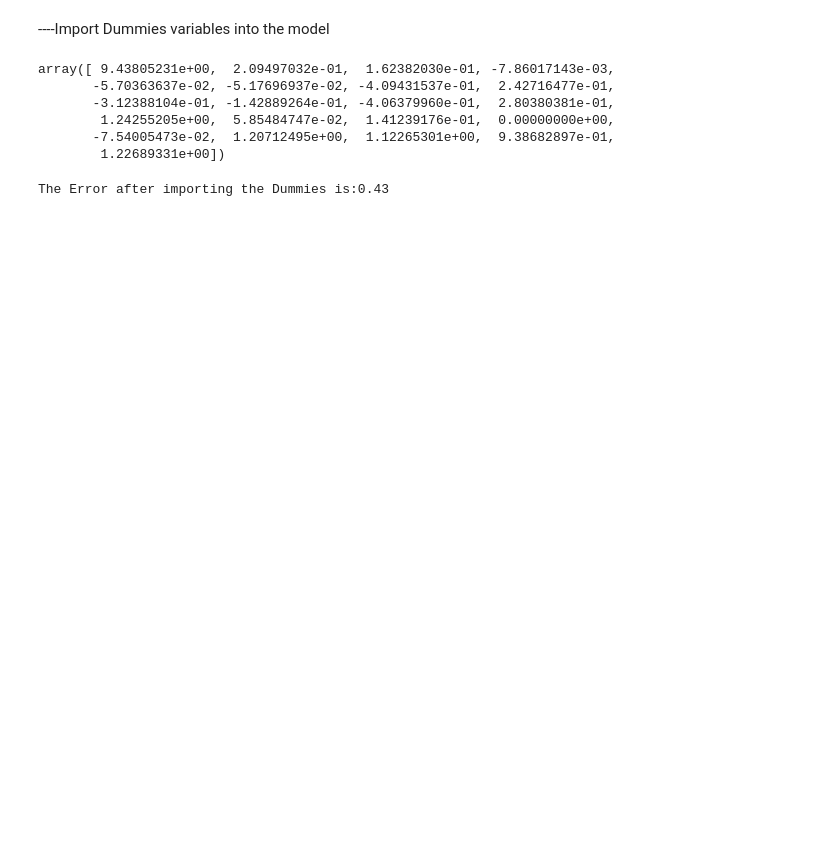
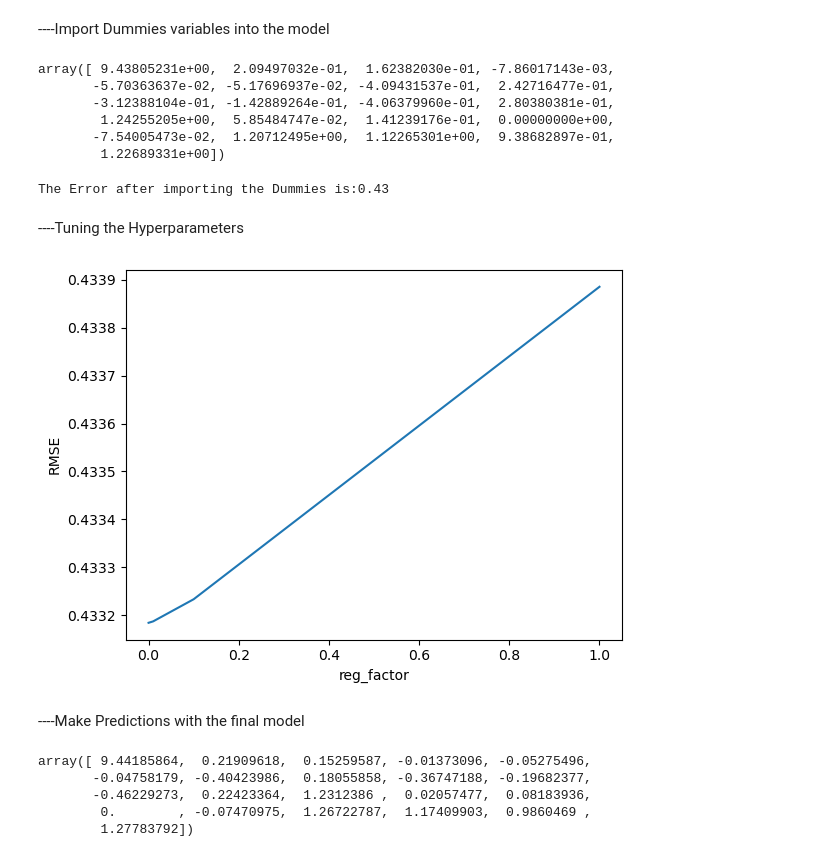
Before and after one commit to tsikospanagiotis87/ml-education, a Jupyter notebook: car-price-model.ipynb, the cells around one changed output. Drawn from its saved outputs; the diff is of its cells as text; code cells hidden in the pictures; blank space fills up the shorter version.

```diff
--- a/car-price-model.ipynb
+++ b/car-price-model.ipynb
@@ -254,3 +231,23 @@ val_d_pred = model_d.predict(X_val_d)
 print(f'The Error after importing the Dummies is:{model_d.rmse(val_d_pred, y_val):.2f}')
 # %% [output]
 The Error after importing the Dummies is:0.43
+# %% [markdown]
+----Tuning the Hyperparameters
+# %%
+reg_factor = [1 / 10 ** i for i in range(9)]
+rmse_list = []
+for reg in reg_factor:
+    model_tun = Regression_model(method= 'ols', reg_lambda= reg)
+    model_tun.train(X_train_d, y_train)
+    y_predict = model_tun.predict(X_val_d)
+    rmse = model_tun.rmse(y_val, y_predict)
+    rmse_list.append(rmse)
+# %%
+plt.plot(reg_factor, rmse_list)
+plt.xlabel('reg_factor')
+plt.ylabel('RMSE')
+plt.show()
+# %% [output]
+[figure, added]
+# %% [markdown]
+----Make Predictions with the final model
@@ -256,0 +259,8 @@ The Error after importing the Dummies is:0.43
+# %%
+final_model.train(X_full_train, y_full_train)
+# %% [output]
+array([ 9.44185864,  0.21909618,  0.15259587, -0.01373096, -0.05275496,
+       -0.04758179, -0.40423986,  0.18055858, -0.36747188, -0.19682377,
+       -0.46229273,  0.22423364,  1.2312386 ,  0.02057477,  0.08183936,
+        0.        , -0.07470975,  1.26722787,  1.17409903,  0.9860469 ,
+        1.27783792])
```
Also changed, not shown: parts of 18 cells of this notebook.
